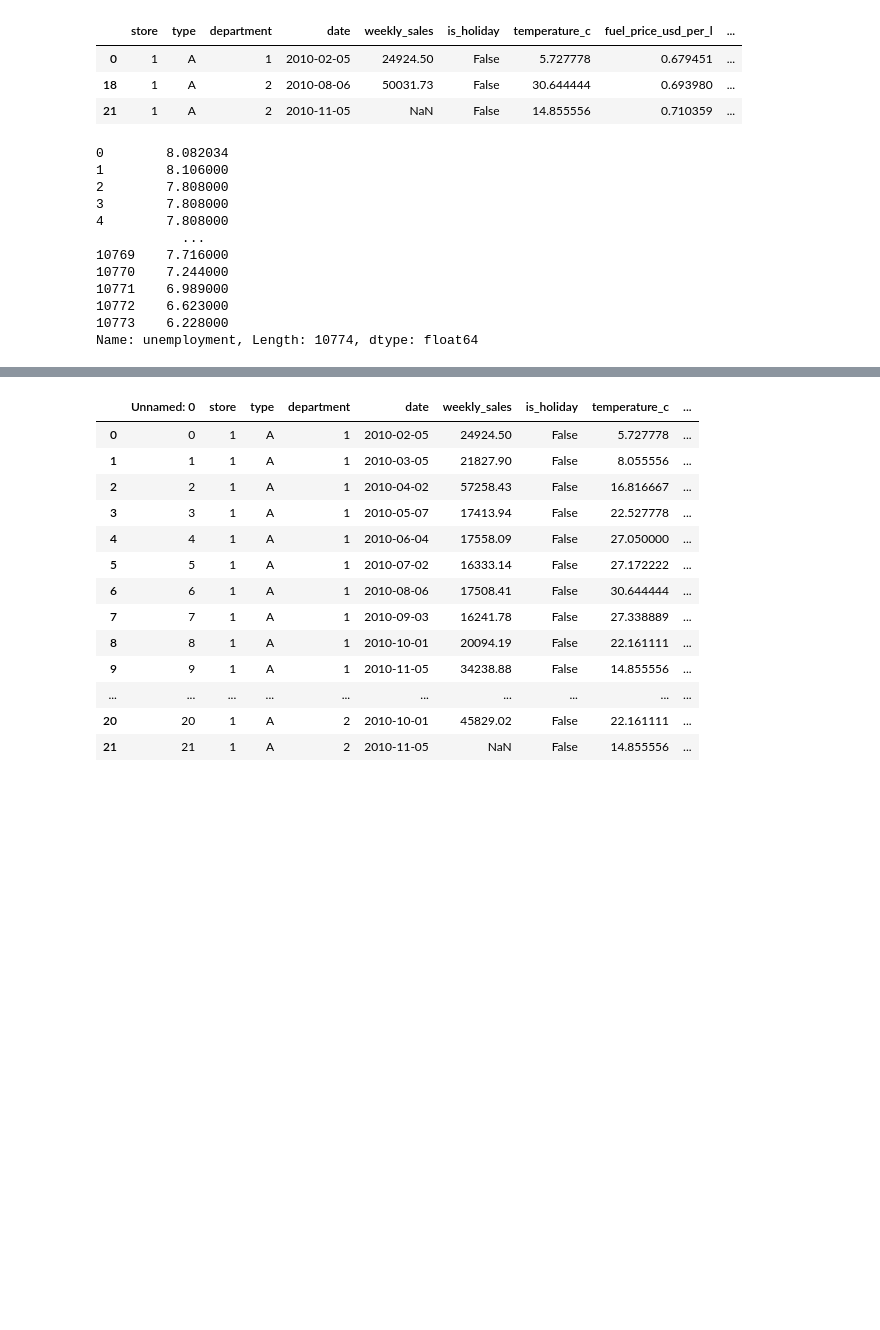
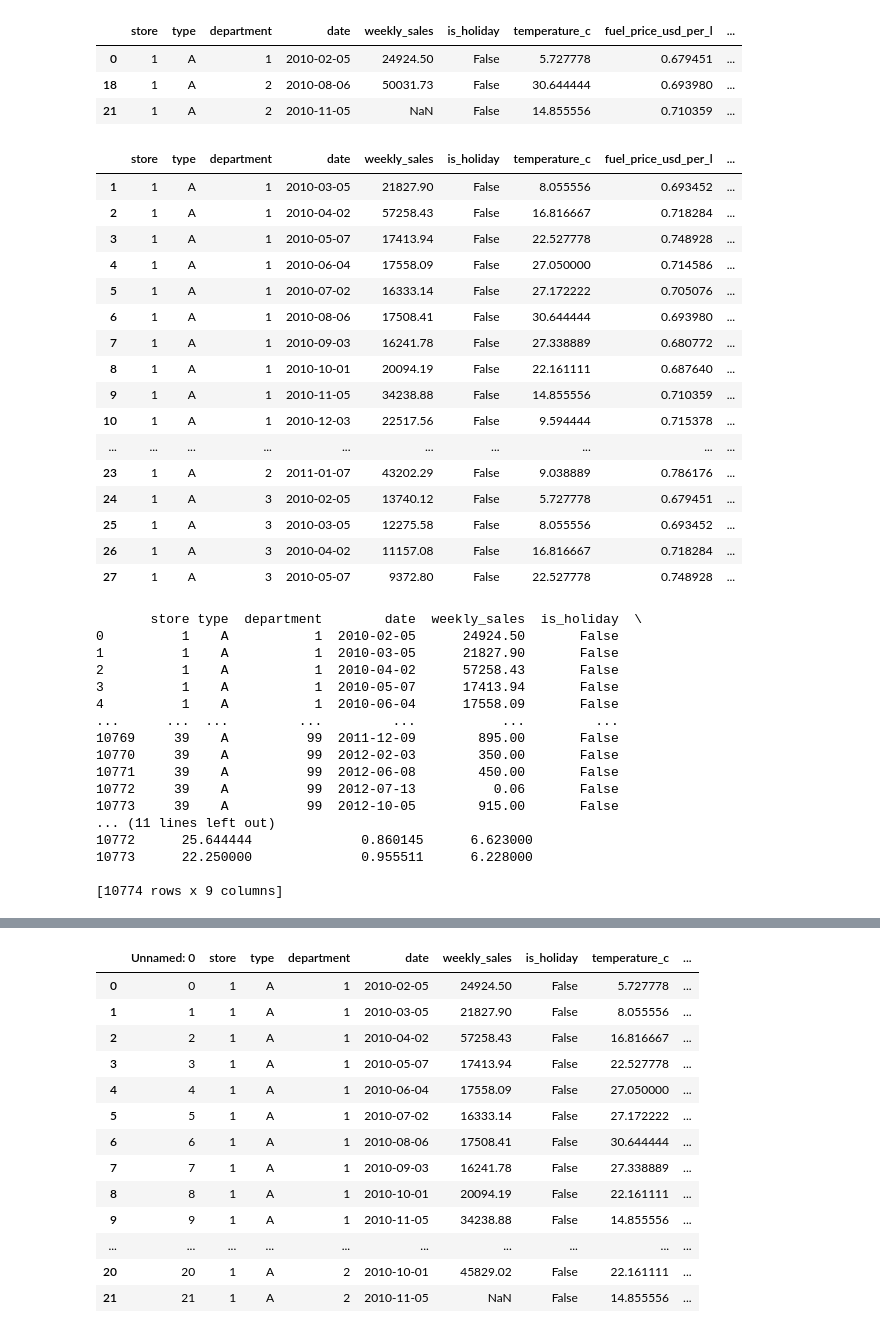
Before and after one commit to tareq-ur/Project1, a Jupyter notebook: Project/handling_catagorical_data.ipynb, the cells around one changed output, grey strips where cells are left out. Drawn from its saved outputs; the diff is of its cells as text; code cells hidden in the pictures; blank space fills up the shorter version.

```diff
--- a/Project/handling_catagorical_data.ipynb
+++ b/Project/handling_catagorical_data.ipynb
@@ -145,29 +144,55 @@ sales_data[sales_data.isnull().any(axis=1)]
 | 0 | 1 | A | 1 | 2010-02-05 | 24924.50 | False | 5.727778 | 0.679451 | ... |
 | 18 | 1 | A | 2 | 2010-08-06 | 50031.73 | False | 30.644444 | 0.693980 | ... |
 | 21 | 1 | A | 2 | 2010-11-05 | NaN | False | 14.855556 | 0.710359 | ... |
+# %%
+t=sales_data.dropna()
+t.head(25)
+# %% [output]
+|  | store | type | department | date | weekly_sales | is_holiday | temperature_c | fuel_price_usd_per_l | ... |
+| 1 | 1 | A | 1 | 2010-03-05 | 21827.90 | False | 8.055556 | 0.693452 | ... |
+| 2 | 1 | A | 1 | 2010-04-02 | 57258.43 | False | 16.816667 | 0.718284 | ... |
+| 3 | 1 | A | 1 | 2010-05-07 | 17413.94 | False | 22.527778 | 0.748928 | ... |
+| 4 | 1 | A | 1 | 2010-06-04 | 17558.09 | False | 27.050000 | 0.714586 | ... |
+| 5 | 1 | A | 1 | 2010-07-02 | 16333.14 | False | 27.172222 | 0.705076 | ... |
+| 6 | 1 | A | 1 | 2010-08-06 | 17508.41 | False | 30.644444 | 0.693980 | ... |
+| 7 | 1 | A | 1 | 2010-09-03 | 16241.78 | False | 27.338889 | 0.680772 | ... |
+| 8 | 1 | A | 1 | 2010-10-01 | 20094.19 | False | 22.161111 | 0.687640 | ... |
+| 9 | 1 | A | 1 | 2010-11-05 | 34238.88 | False | 14.855556 | 0.710359 | ... |
+| 10 | 1 | A | 1 | 2010-12-03 | 22517.56 | False | 9.594444 | 0.715378 | ... |
+| ... | ... | ... | ... | ... | ... | ... | ... | ... | ... |
+| 23 | 1 | A | 2 | 2011-01-07 | 43202.29 | False | 9.038889 | 0.786176 | ... |
+| 24 | 1 | A | 3 | 2010-02-05 | 13740.12 | False | 5.727778 | 0.679451 | ... |
+| 25 | 1 | A | 3 | 2010-03-05 | 12275.58 | False | 8.055556 | 0.693452 | ... |
+| 26 | 1 | A | 3 | 2010-04-02 | 11157.08 | False | 16.816667 | 0.718284 | ... |
+| 27 | 1 | A | 3 | 2010-05-07 | 9372.80 | False | 22.527778 | 0.748928 | ... |
 # %%
 #how to replace null values using average values
 
 # sales_data['unemployment'].fillna(
 #     value = sales_data['unemployment'].mean()
 # )
-sales_data = sales_data['unemployment'].fillna(
+sales_data['unemployment'] = sales_data['unemployment'].fillna(
     value = sales_data['unemployment'].mean()
 )
 print(sales_data)
 # %% [output]
-0        8.082034
-1        8.106000
-2        7.808000
-3        7.808000
-4        7.808000
-           ...
-10769    7.716000
-10770    7.244000
-10771    6.989000
-10772    6.623000
-10773    6.228000
-Name: unemployment, Length: 10774, dtype: float64
+       store type  department        date  weekly_sales  is_holiday  \
+0          1    A           1  2010-02-05      24924.50       False
+1          1    A           1  2010-03-05      21827.90       False
+2          1    A           1  2010-04-02      57258.43       False
+3          1    A           1  2010-05-07      17413.94       False
+4          1    A           1  2010-06-04      17558.09       False
+...      ...  ...         ...         ...           ...         ...
+10769     39    A          99  2011-12-09        895.00       False
+10770     39    A          99  2012-02-03        350.00       False
+10771     39    A          99  2012-06-08        450.00       False
+10772     39    A          99  2012-07-13          0.06       False
+10773     39    A          99  2012-10-05        915.00       False
+... (11 lines left out)
+10772      25.644444              0.860145      6.623000
+10773      22.250000              0.955511      6.228000
+
+[10774 rows x 9 columns]
 # %%
 sales_data.head(20)
 # %% [output]
```
Also changed, not shown: parts of 17 cells of this notebook.
